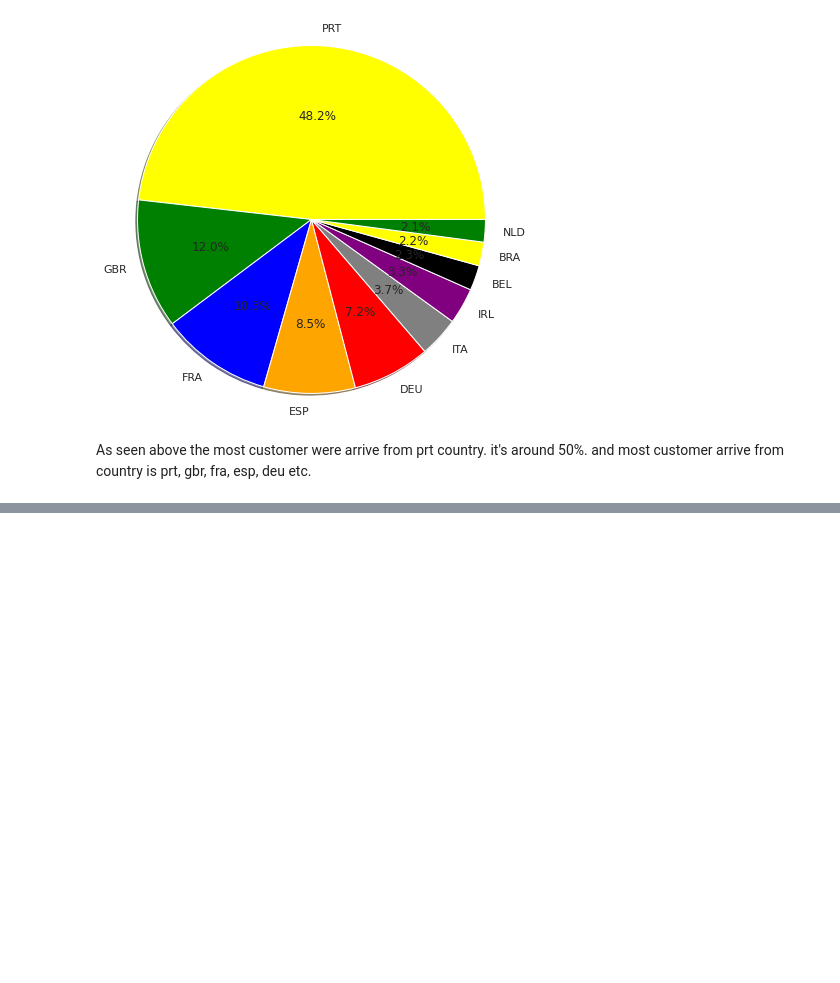
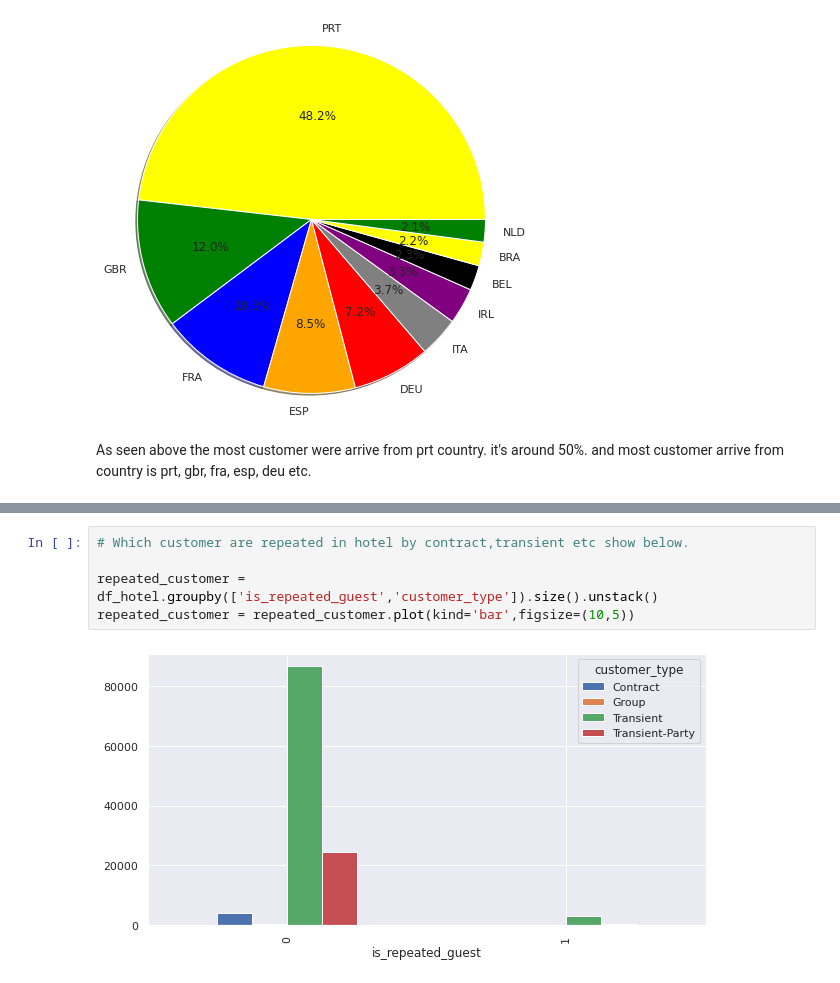
Before and after one commit to atif2786/Hotel-Booking-Analysis-, a Jupyter notebook: Hotel_Booking_Analysis_Capstone_Project.ipynb, the cells around one changed output, grey strips where cells are left out. Cells and saved outputs as stored; diff of their text form; blank space fills up the shorter version.

```diff
--- a/Hotel_Booking_Analysis_Capstone_Project.ipynb
+++ b/Hotel_Booking_Analysis_Capstone_Project.ipynb
@@ -476,0 +520,7 @@ and most customer arrive from country is prt, gbr, fra, esp, deu etc.
+# %%
+# Which customer are repeated in hotel by contract,transient etc show below.
+
+repeated_customer = df_hotel.groupby(['is_repeated_guest','customer_type']).size().unstack()
+repeated_customer = repeated_customer.plot(kind='bar',figsize=(10,5))
+# %% [output]
+[figure, added]
```
Also changed, not shown: parts of 11 cells of this notebook.
